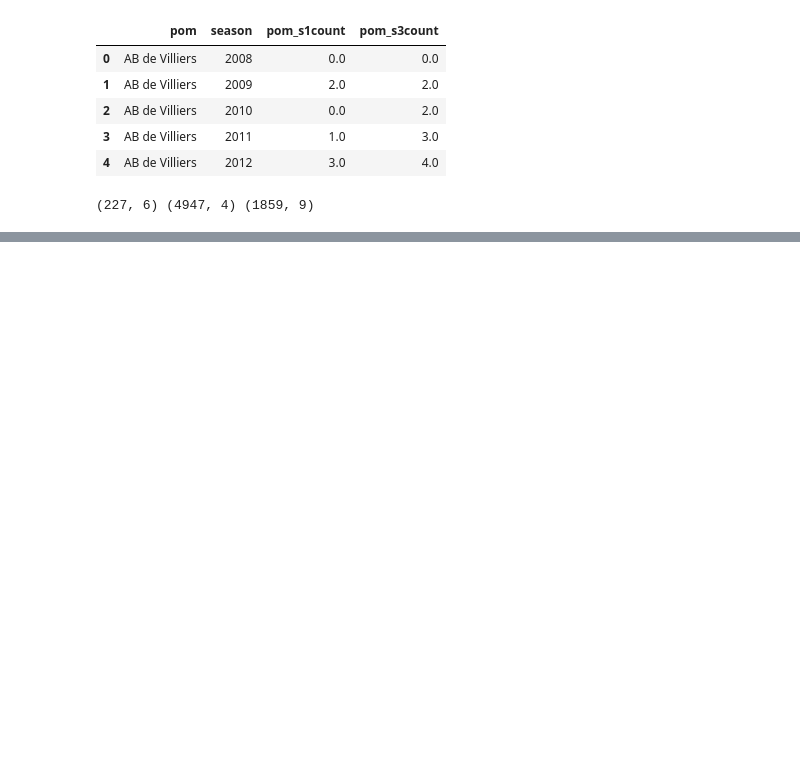
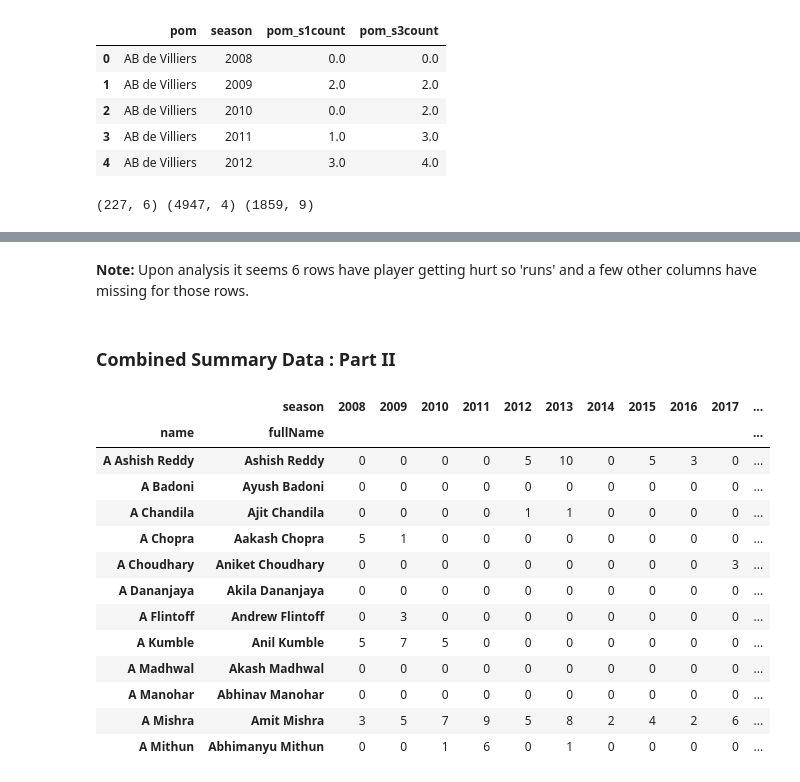
Before and after one commit to quickSilverShanks/IPL-CricPred, a Jupyter notebook: notebooks/Data Preprocessing.ipynb, the cells around one changed output, grey strips where cells are left out. Saved outputs shown, nothing was run; the diff lists cells and outputs as text; code cells hidden in the pictures; blank space fills up the shorter version.

Commit message:
added batting card data

```diff
--- a/notebooks/Data Preprocessing.ipynb
+++ b/notebooks/Data Preprocessing.ipynb
@@ -361,0 +366,14 @@ print(auction25_cleaned.shape, pom_histdata.shape, newsquad_pom.shape)
+# %%
+data_loc1 = os.path.join(KAGGLE_DATA, "all_seasons_detailed", "all_season_batting_card.csv")
+data_loc2 = os.path.join(KAGGLE_DATA, "all_seasons_detailed", "2024", "season_batting_card.csv")
+
+allseason_batting = pd.concat([
+    pd.read_csv(data_loc1, low_memory=False),
+    pd.read_csv(data_loc2, low_memory=False)
+])
+
+# impute missing in season as specified
+allseason_batting['season'] = allseason_batting['season'].fillna(2023)
+
+print("Shape of batting card data : ", allseason_batting.shape)
+allseason_batting.head(2)
@@ -361,0 +401,2 @@ print(auction25_cleaned.shape, pom_histdata.shape, newsquad_pom.shape)
+# %% [markdown]
+**Note:** Upon analysis it seems 6 rows have player getting hurt so 'runs' and a few other columns have missing for those rows.
@@ -361,0 +406,37 @@ print(auction25_cleaned.shape, pom_histdata.shape, newsquad_pom.shape)
+# %% [markdown]
+### Combined Summary Data : Part II
+# %%
+# generate batting summary
+
+all_seasons = np.arange(2008, 2025)
+
+group_cols = ["name", "fullName", "season"]
+allseason_batting['strikeRate'] = allseason_batting['strikeRate'].apply(lambda x: np.nan if pd.isna(x) or x == '-' else float(x))
+allseason_batting['season'] = allseason_batting['season'].astype(int)
+battingcard_histdata = allseason_batting.groupby(group_cols, sort=True).agg(nmatches_1s=('match_id','count'),
+                                                                            total_runs_1s=('runs','sum'),
+                                                                            ballsFaced_1s=('ballsFaced','sum'),
+                                                                            total_fours_1s=('fours','sum'),
+                                                                            total_sixes_1s=('sixes','sum'),
+                                                                            mediansr_1s=('strikeRate','median')
+                                                                            ) \
+                                                                        .unstack(fill_value=0) \
+                                                                        .reindex(all_seasons, level=1, fill_value=0, axis=1)
+
+
+battingcard_histdata['nmatches_1s'].head(12)
+# %% [output]
+|  | season | 2008 | 2009 | 2010 | 2011 | 2012 | 2013 | 2014 | 2015 | 2016 | 2017 | ... |
+| name | fullName |  |  |  |  |  |  |  |  |  |  | ... |
+| A Ashish Reddy | Ashish Reddy | 0 | 0 | 0 | 0 | 5 | 10 | 0 | 5 | 3 | 0 | ... |
+| A Badoni | Ayush Badoni | 0 | 0 | 0 | 0 | 0 | 0 | 0 | 0 | 0 | 0 | ... |
+| A Chandila | Ajit Chandila | 0 | 0 | 0 | 0 | 1 | 1 | 0 | 0 | 0 | 0 | ... |
+| A Chopra | Aakash Chopra | 5 | 1 | 0 | 0 | 0 | 0 | 0 | 0 | 0 | 0 | ... |
+| A Choudhary | Aniket Choudhary | 0 | 0 | 0 | 0 | 0 | 0 | 0 | 0 | 0 | 3 | ... |
+| A Dananjaya | Akila Dananjaya | 0 | 0 | 0 | 0 | 0 | 0 | 0 | 0 | 0 | 0 | ... |
+| A Flintoff | Andrew Flintoff | 0 | 3 | 0 | 0 | 0 | 0 | 0 | 0 | 0 | 0 | ... |
+| A Kumble | Anil Kumble | 5 | 7 | 5 | 0 | 0 | 0 | 0 | 0 | 0 | 0 | ... |
+| A Madhwal | Akash Madhwal | 0 | 0 | 0 | 0 | 0 | 0 | 0 | 0 | 0 | 0 | ... |
+| A Manohar | Abhinav Manohar | 0 | 0 | 0 | 0 | 0 | 0 | 0 | 0 | 0 | 0 | ... |
+| A Mishra | Amit Mishra | 3 | 5 | 7 | 9 | 5 | 8 | 2 | 4 | 2 | 6 | ... |
+| A Mithun | Abhimanyu Mithun | 0 | 0 | 1 | 6 | 0 | 1 | 0 | 0 | 0 | 0 | ... |
```
Also changed, not shown: parts of 8 cells of this notebook, 2 other files.
